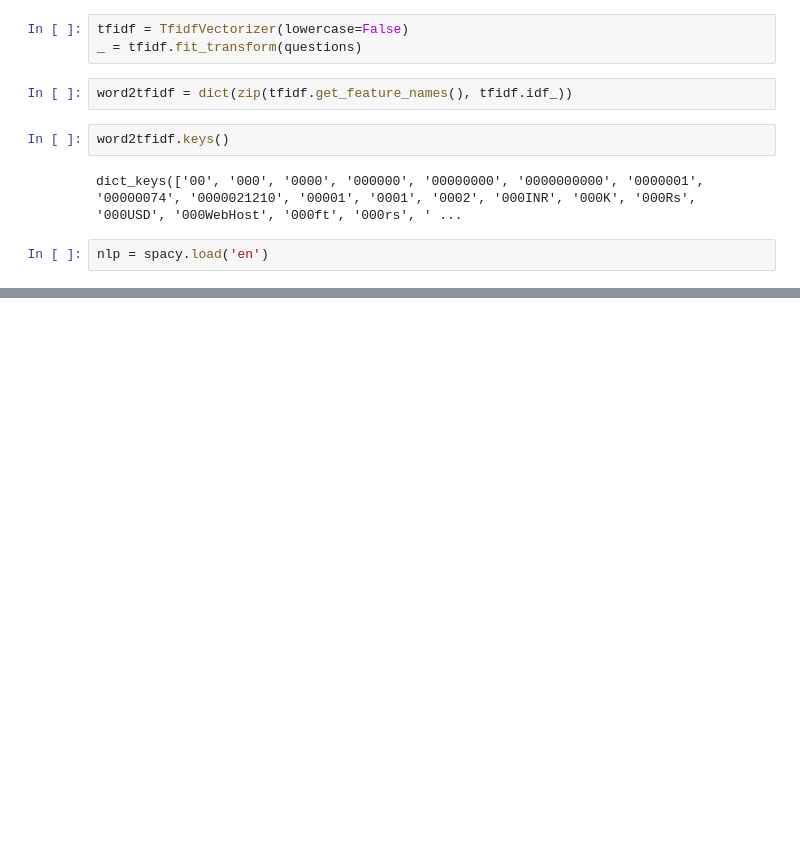
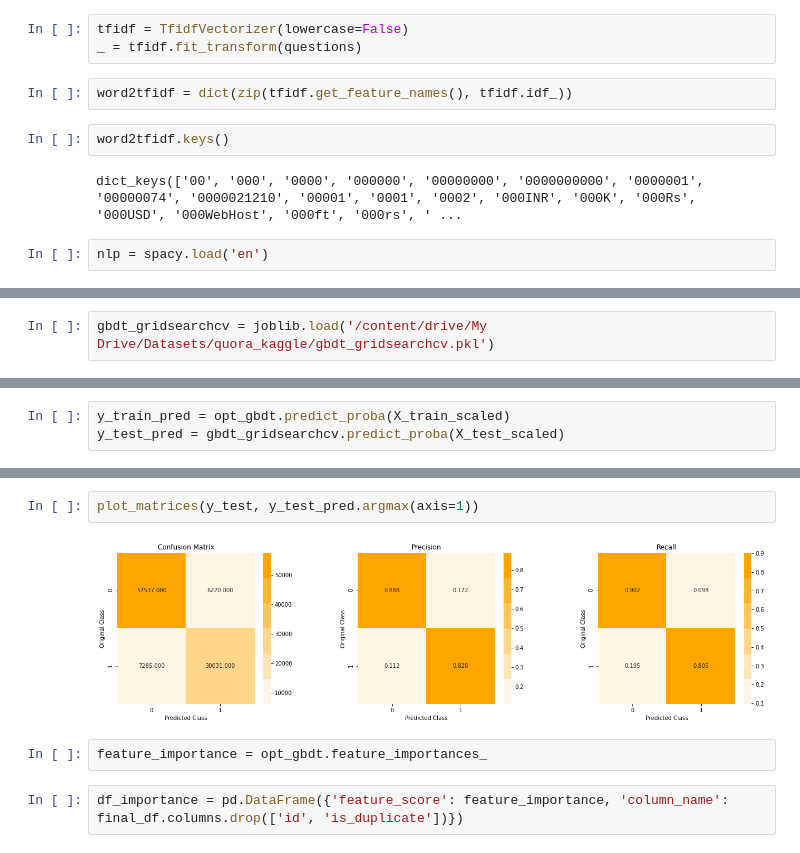
Before and after one commit to 1byte-yoda/ML-Personal-Projects, a Jupyter notebook: Quora_Duplicate.ipynb, the cells around one changed output, grey strips where cells are left out. Saved outputs shown, nothing was run; the diff lists cells and outputs as text; blank space fills up the shorter version.

```diff
--- a/Quora_Duplicate.ipynb
+++ b/Quora_Duplicate.ipynb
@@ -932,0 +1189,2 @@ def fix_string_list(string):
+# %%
+gbdt_gridsearchcv = joblib.load('/content/drive/My Drive/Datasets/quora_kaggle/gbdt_gridsearchcv.pkl')
@@ -932,0 +1193,3 @@ def fix_string_list(string):
+# %%
+y_train_pred = opt_gbdt.predict_proba(X_train_scaled)
+y_test_pred = gbdt_gridsearchcv.predict_proba(X_test_scaled)
@@ -932,0 +1202,8 @@ def fix_string_list(string):
+# %%
+plot_matrices(y_test, y_test_pred.argmax(axis=1))
+# %% [output]
+[figure, added]
+# %%
+feature_importance = opt_gbdt.feature_importances_
+# %%
+df_importance = pd.DataFrame({'feature_score': feature_importance, 'column_name': final_df.columns.drop(['id', 'is_duplicate'])})
```
Also changed, not shown: parts of 41 cells of this notebook.
